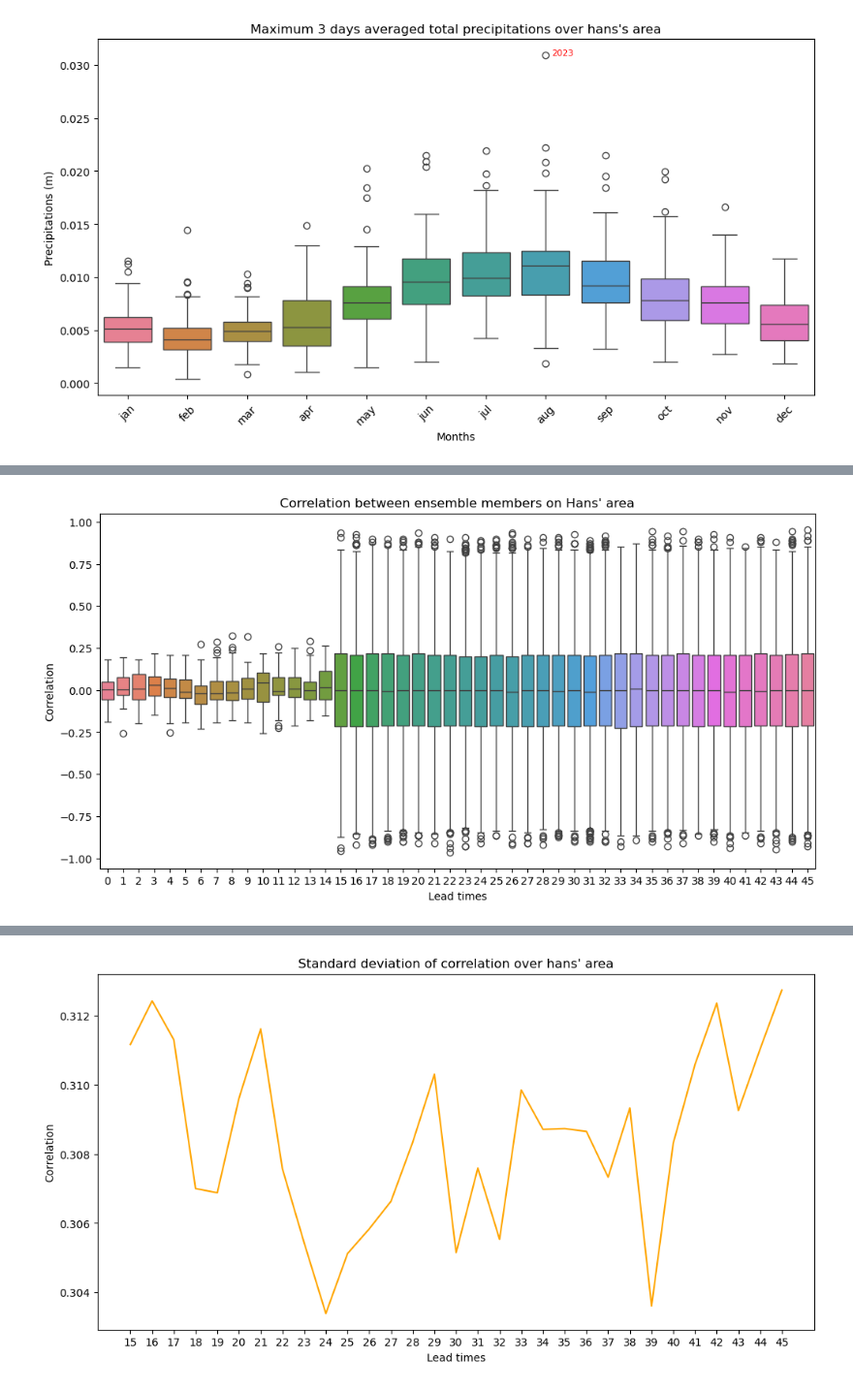
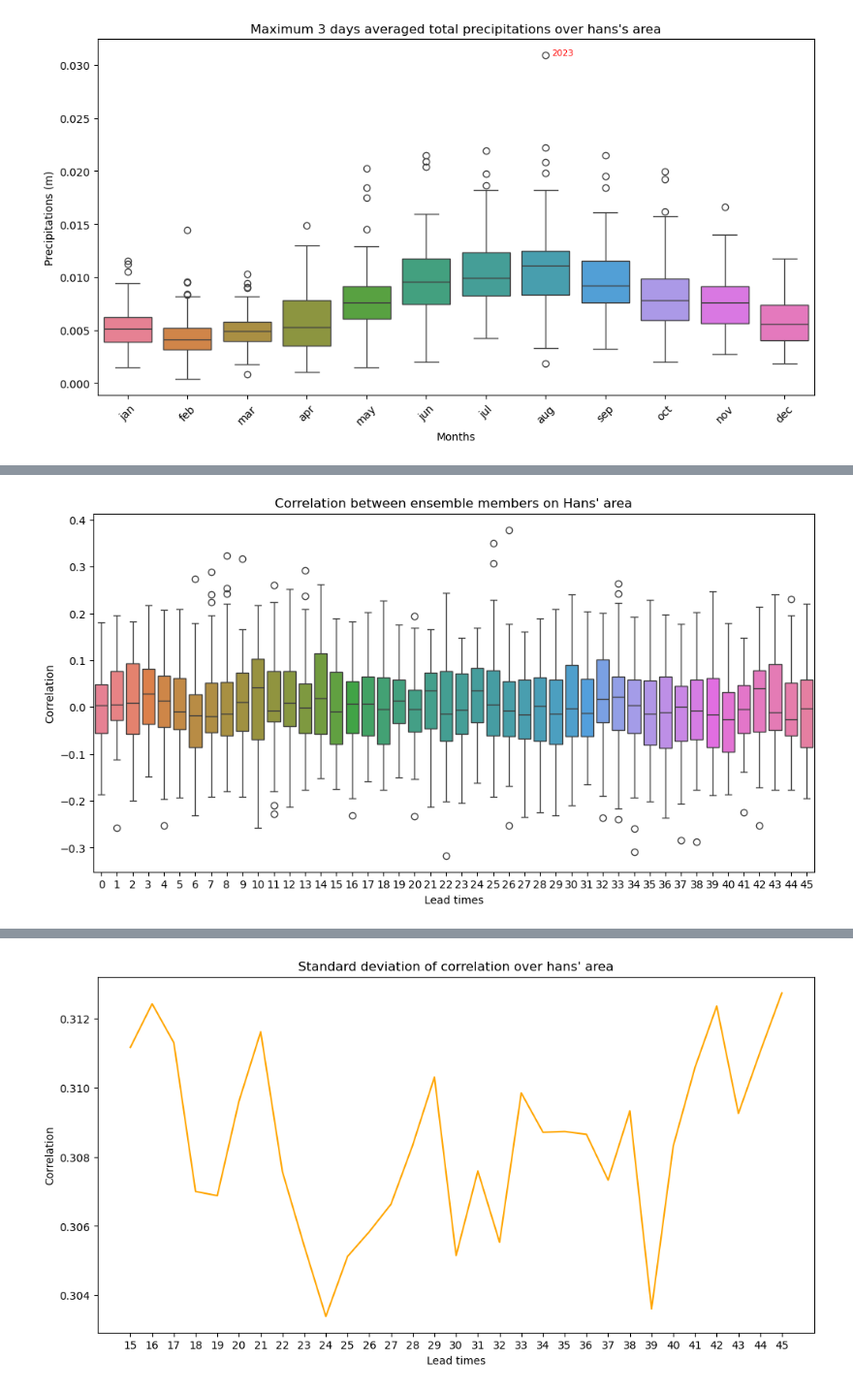
Before and after one commit to esauvat/unseen-storm-forecasts, a Jupyter notebook: script/plotter.ipynb, the cells around one changed output, grey strips where cells are left out. Shown: that part at 97% size. Saved outputs shown, nothing was run; the diff lists cells and outputs as text; code cells hidden in the pictures.

Commit message:
correlation statistics debug results plot

```diff
--- a/script/plotter.ipynb
+++ b/script/plotter.ipynb
@@ -166,7 +150,9 @@ array([[        nan,         nan,         nan, ...,  0.19393665,
+# %%
+dailyCorr45 = dailyCorr[np.where(np.array([(val>=0 or val<0) for val in dailyCorr.sel(time=0).values]))]
 # %%
-plot_correlation(dailyCorr, "Correlation between ensemble members on Hans' area", '/home/esauvat/Documents/NORCE/unseen-storm-forecasts/plots/s2s-distrib-daily_correlation-hans_area.png')
+plot_correlation(dailyCorr45, "Correlation between ensemble members on Hans' area", '/home/esauvat/Documents/NORCE/unseen-storm-forecasts/plots/s2s-distrib-daily_correlation-hans_area.png')
 # %% [output]
-[figure, old version]
+[figure, new version]
 # %%
 dailyCorrMean = dailyCorr.mean(dim="date")
 dailyCorrStd = dailyCorr.sel(time=slice(15,45)).std(dim="date")
```
Also changed, not shown: parts of 5 cells of this notebook, 14 other files.
